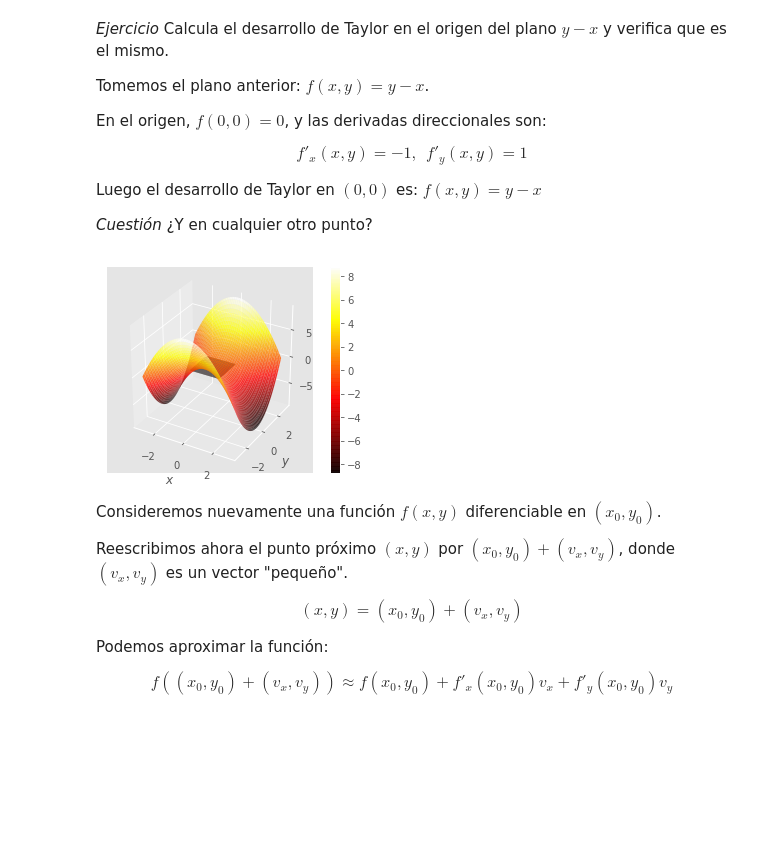
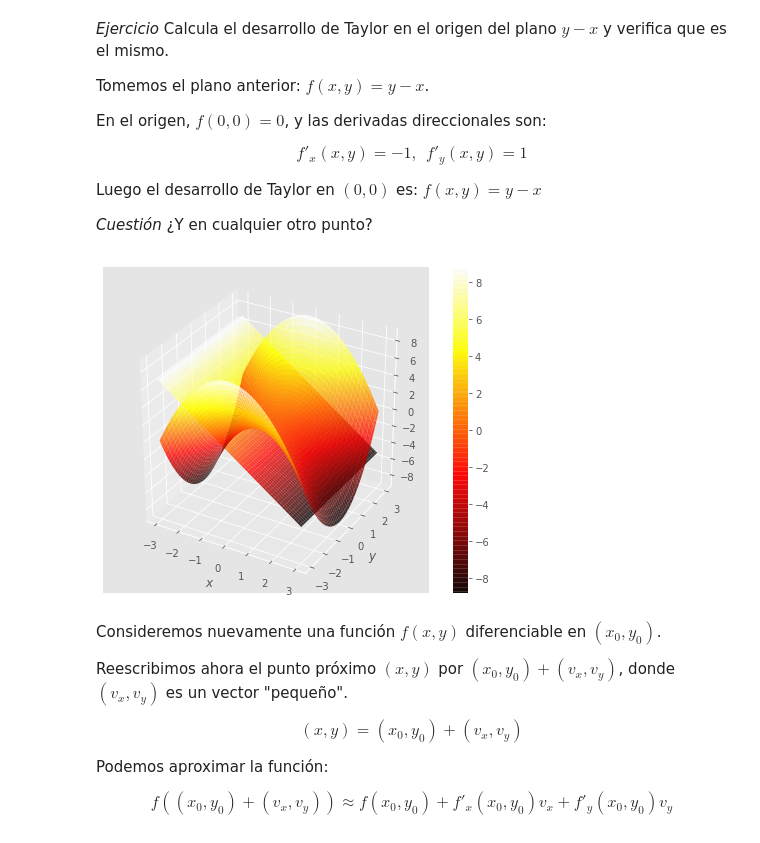
Before and after one commit to jahernando/USC-MMIII, a Jupyter notebook: tderivadas_direccional_diferencial.ipynb, the cells around one changed output. Drawn from its saved outputs; the diff is of its cells as text; code cells hidden in the pictures; blank space fills up the shorter version.

```diff
--- a/tderivadas_direccional_diferencial.ipynb
+++ b/tderivadas_direccional_diferencial.ipynb
@@ -497,15 +498,15 @@ Luego el desarrollo de Taylor en $(0,0)$ es: $f(x, y) = y - x $
 
 *Cuestión* ¿Y en cualquier otro punto?
 # %%
-x0, y0 = 0, 0
+x0, y0 = 1, 0
 fun    = lambda x, y:  y*y - x*x
 fpx    = lambda x, y: -2*x
 fpy    = lambda x, y:  2*y
 taylor = lambda x, y: fun(x0, y0) + fpx(x0, y0) * (x - x0) + fpy(x0, y0) * (y -y0)
 gf.graph(fun);
-gf.graph(taylor, x0 = x0, y0 = y0, length=1., newfig = False);
+gf.graph(taylor,  newfig = False);
 # %% [output]
-[figure, old version]
+[figure, new version]
 # %% [markdown]
 Consideremos nuevamente una función $f(x, y)$ diferenciable en $(x_0, y_0)$.
 
```
Also changed, not shown: parts of 18 cells of this notebook, 4 other files.
